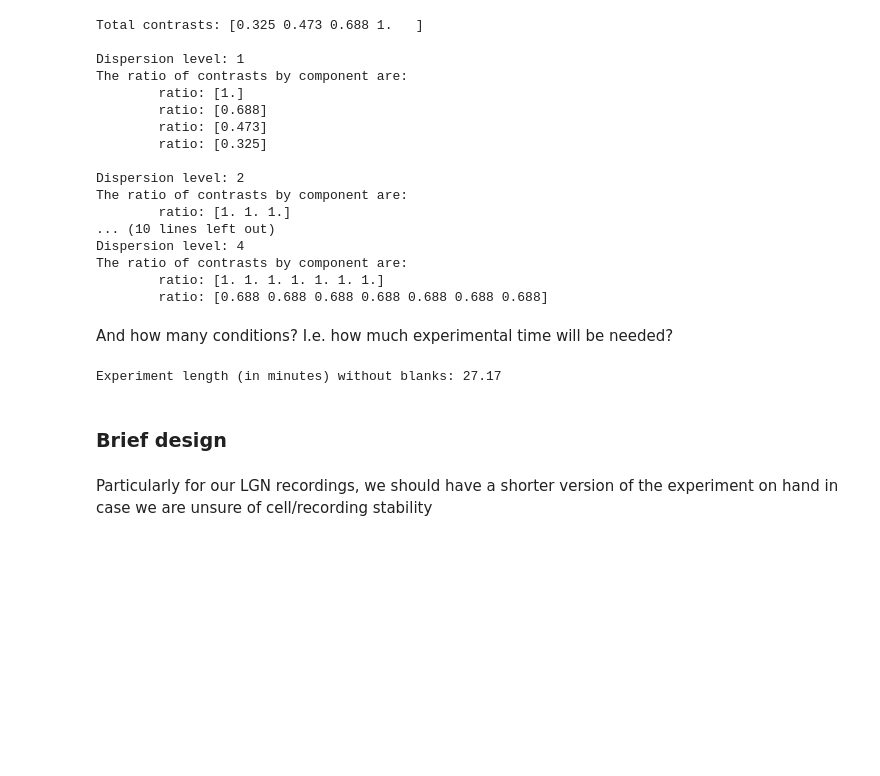
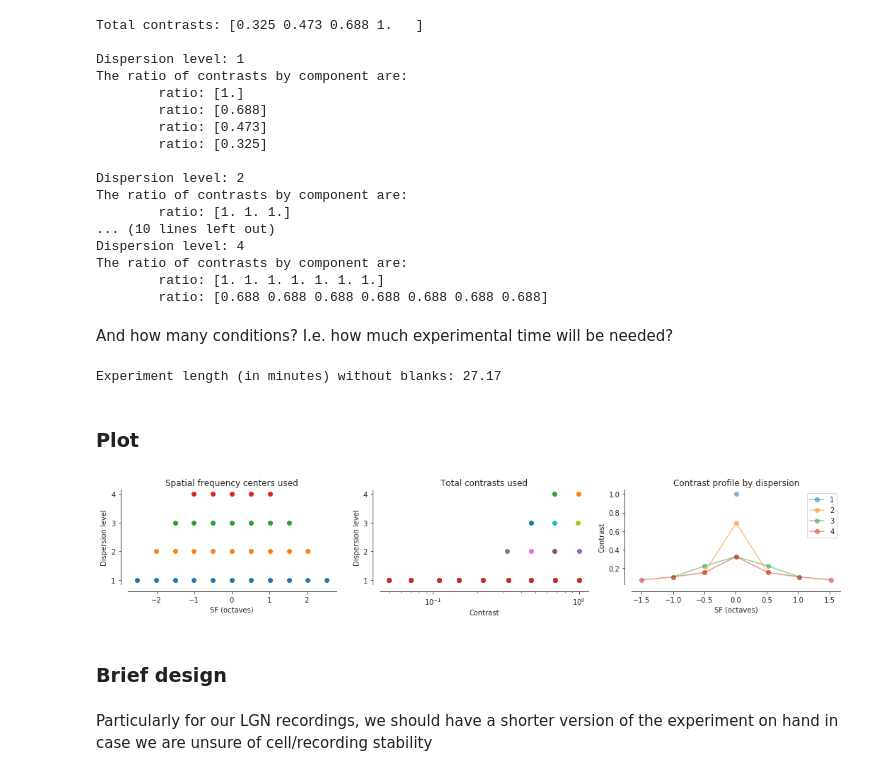
Before and after one commit to paul-levy/SF-diversity, a Jupyter notebook: altExp/exp_design.ipynb, the cells around one changed output. Saved outputs shown, nothing was run; the diff lists cells and outputs as text; code cells hidden in the pictures; blank space fills up the shorter version.

```diff
--- a/altExp/exp_design.ipynb
+++ b/altExp/exp_design.ipynb
@@ -247,6 +250,54 @@ if verbose:
     print('Experiment length (in minutes) without blanks: ' + str(np.round(nConds*10/60.0, 2)))
 # %% [output]
 Experiment length (in minutes) without blanks: 27.17
+# %% [markdown]
+### Plot
+# %%
+if verbose:
+    sns.set_style('ticks');
+    f, ax = plt.subplots(1, 3, figsize=(15, 3))
+
+    allSfs = np.log2(np.divide(sfCenters[0], sfCenter))
+
+    for i in [0, 1, 2, 3]:
+        # SF centers
+        curr_sfs = np.log2(np.divide(sfCenters[i], sfCenter));
+
+        ax[0].plot(curr_sfs, np.ones_like(sfCenters[i]) + i, 'o')
+        ax[0].set_xlabel('SF (octaves)');
+        ax[0].set_ylabel('Dispersion level');
+        ax[0].set_title('Spatial frequency centers used')
+
+        # Total contrasts
+        for j in range(len(profs[i])):
+            if len(profs[j]) > i:
+                if i == 0:
+                    ax[1].semilogx(np.round(singleCons, 2), np.ones_like(singleCons), 'o');
+                else:
+                    ax[1].semilogx(np.round(np.sum(profs[j][i]), 2), 1 + i, 'o')
+                    ax[1].set_xlabel('Contrast');
+        ax[1].set_ylabel('Dispersion level');
+        ax[1].set_title('Total contrasts used')
+
+        # Contrast profile
+        midPtSf = int(np.floor(len(allSfs)/2));
+
+        ax[2].set_xlabel('SF (octaves)');
+        ax[2].set_ylabel('Contrast');
+        ax[2].set_title('Contrast profile by dispersion' % (expLength))
+#         ax[2].set_title('Contrast profile - %.2f total minutes' % (expLength))
+        sfs = allSfs[midPtSf - i : midPtSf + i + 1];
+        ax[2].plot(sfs, profs[0][i], 'o-', alpha=0.5)
+
+    ax[2].legend(['1', '2', '3', '4'])
+    sns.despine(offset=10)
+    f.tight_layout()
+
+pdf = pltSave.PdfPages(str(save_loc + 'stimSet_full.pdf'))
+pdf.savefig(f, bbox_inches="tight")
+pdf.close()
+# %% [output]
+[figure, added]
 # %% [markdown]
 ### Brief design
 # %% [markdown]
```
Also changed, not shown: parts of 7 cells of this notebook, 8 other files.
